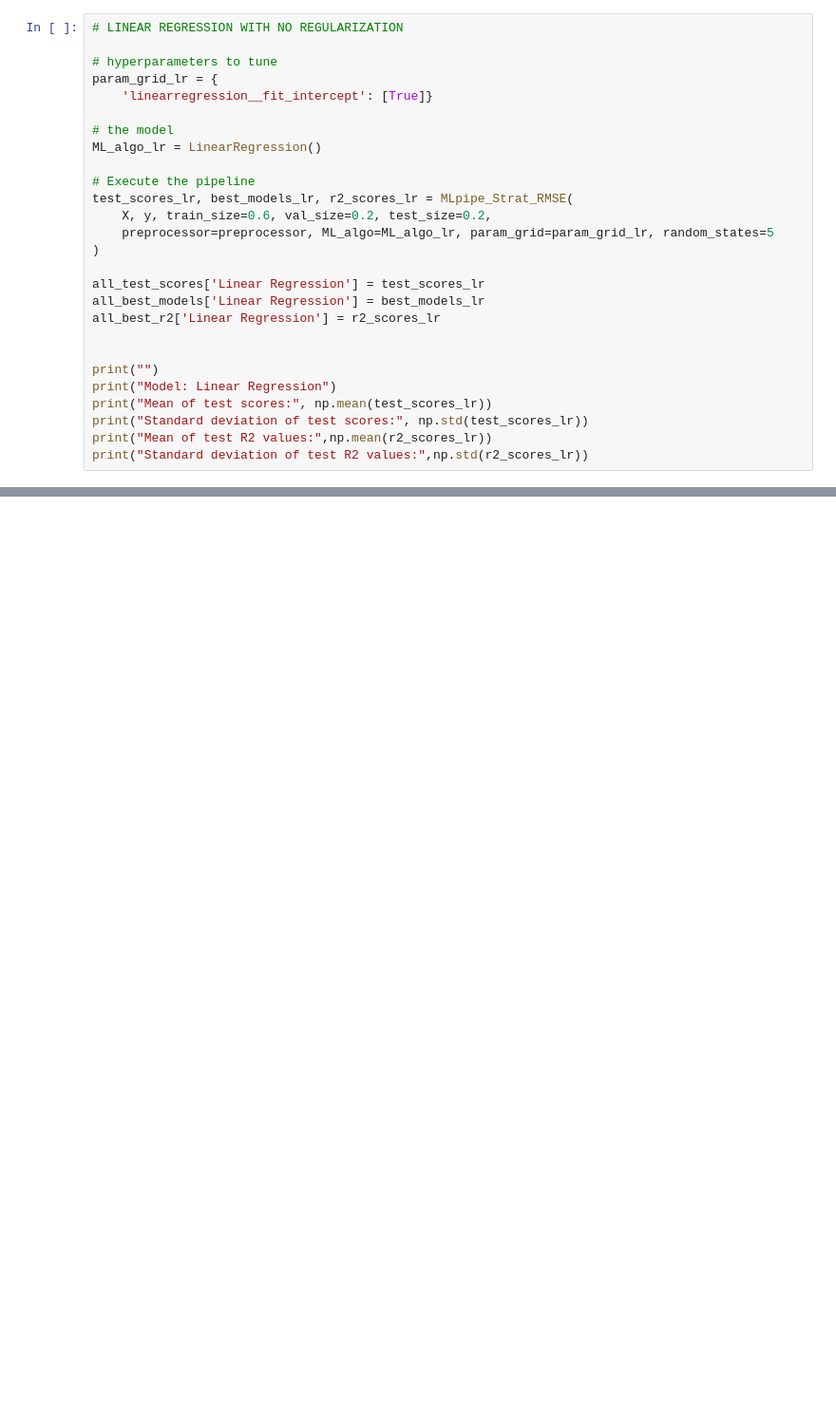
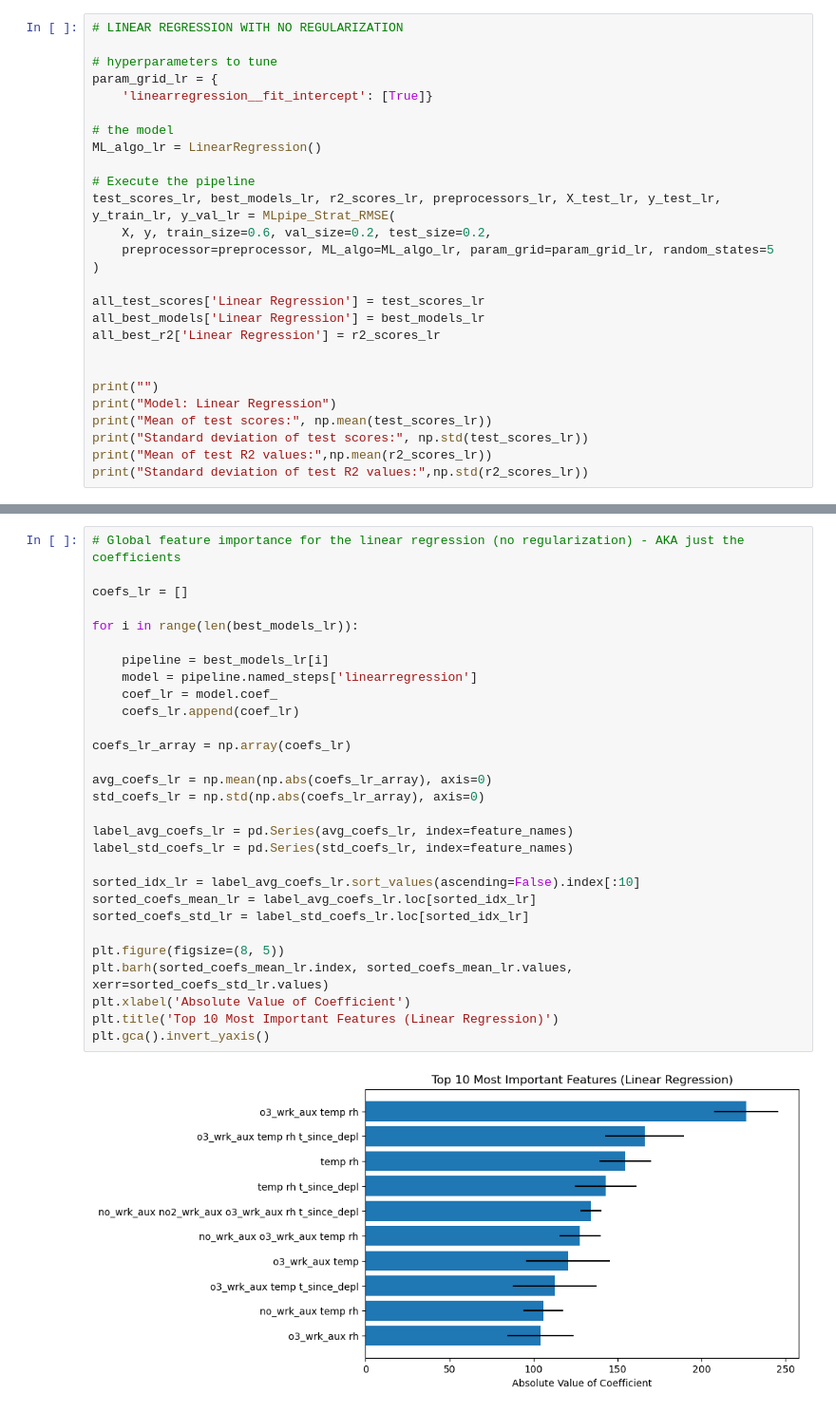
Before and after one commit to gberggg/data1030_finalproject, a Jupyter notebook: Multiple_algos_quadratic.ipynb, the cells around one changed output, grey strips where cells are left out. Shown at 95% size. Drawn from its saved outputs; the diff is of its cells as text; blank space fills up the shorter version.

```diff
--- a/Multiple_algos_quadratic.ipynb
+++ b/Multiple_algos_quadratic.ipynb
@@ -129,7 +214,7 @@ param_grid_lr = {
 ML_algo_lr = LinearRegression()
 
 # Execute the pipeline
-test_scores_lr, best_models_lr, r2_scores_lr = MLpipe_Strat_RMSE(
+test_scores_lr, best_models_lr, r2_scores_lr, preprocessors_lr, X_test_lr, y_test_lr, y_train_lr, y_val_lr = MLpipe_Strat_RMSE(
     X, y, train_size=0.6, val_size=0.2, test_size=0.2,
     preprocessor=preprocessor, ML_algo=ML_algo_lr, param_grid=param_grid_lr, random_states=5
 )
@@ -411,0 +523,31 @@ Standard deviation of test scores: 1.421133888181789
+# %%
+# Global feature importance for the linear regression (no regularization) - AKA just the coefficients
+
+coefs_lr = []
+
+for i in range(len(best_models_lr)):
+
+    pipeline = best_models_lr[i]
+    model = pipeline.named_steps['linearregression']
+    coef_lr = model.coef_
+    coefs_lr.append(coef_lr)
+
+coefs_lr_array = np.array(coefs_lr)
+
+avg_coefs_lr = np.mean(np.abs(coefs_lr_array), axis=0)
+std_coefs_lr = np.std(np.abs(coefs_lr_array), axis=0)
+
+label_avg_coefs_lr = pd.Series(avg_coefs_lr, index=feature_names)
+label_std_coefs_lr = pd.Series(std_coefs_lr, index=feature_names)
+
+sorted_idx_lr = label_avg_coefs_lr.sort_values(ascending=False).index[:10]
+sorted_coefs_mean_lr = label_avg_coefs_lr.loc[sorted_idx_lr]
+sorted_coefs_std_lr = label_std_coefs_lr.loc[sorted_idx_lr]
+
+plt.figure(figsize=(8, 5))
+plt.barh(sorted_coefs_mean_lr.index, sorted_coefs_mean_lr.values, xerr=sorted_coefs_std_lr.values)
+plt.xlabel('Absolute Value of Coefficient')
+plt.title('Top 10 Most Important Features (Linear Regression)')
+plt.gca().invert_yaxis()
+# %% [output]
+[figure, added]
```
Also changed, not shown: parts of 22 cells of this notebook, 2 other files.
